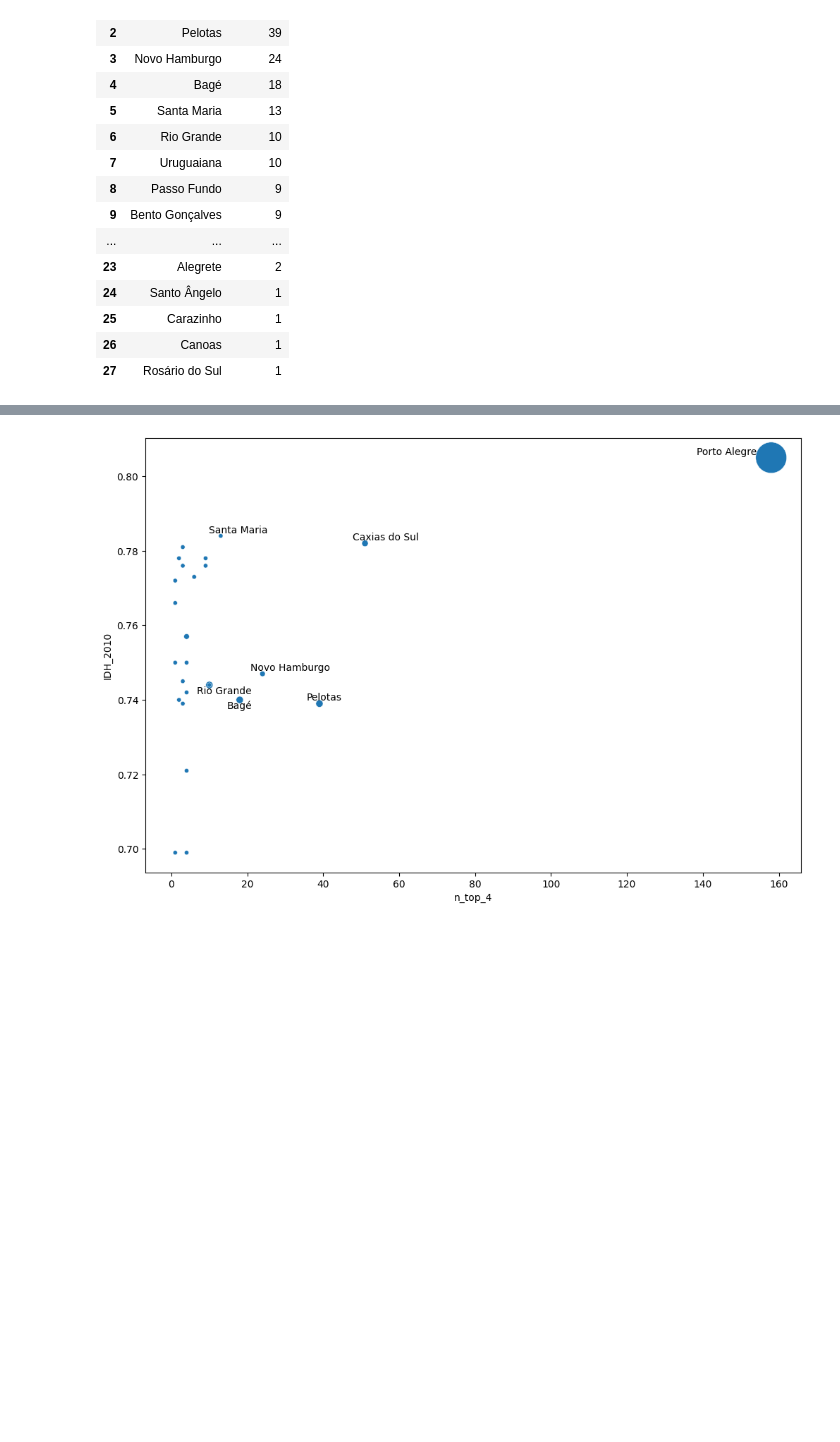
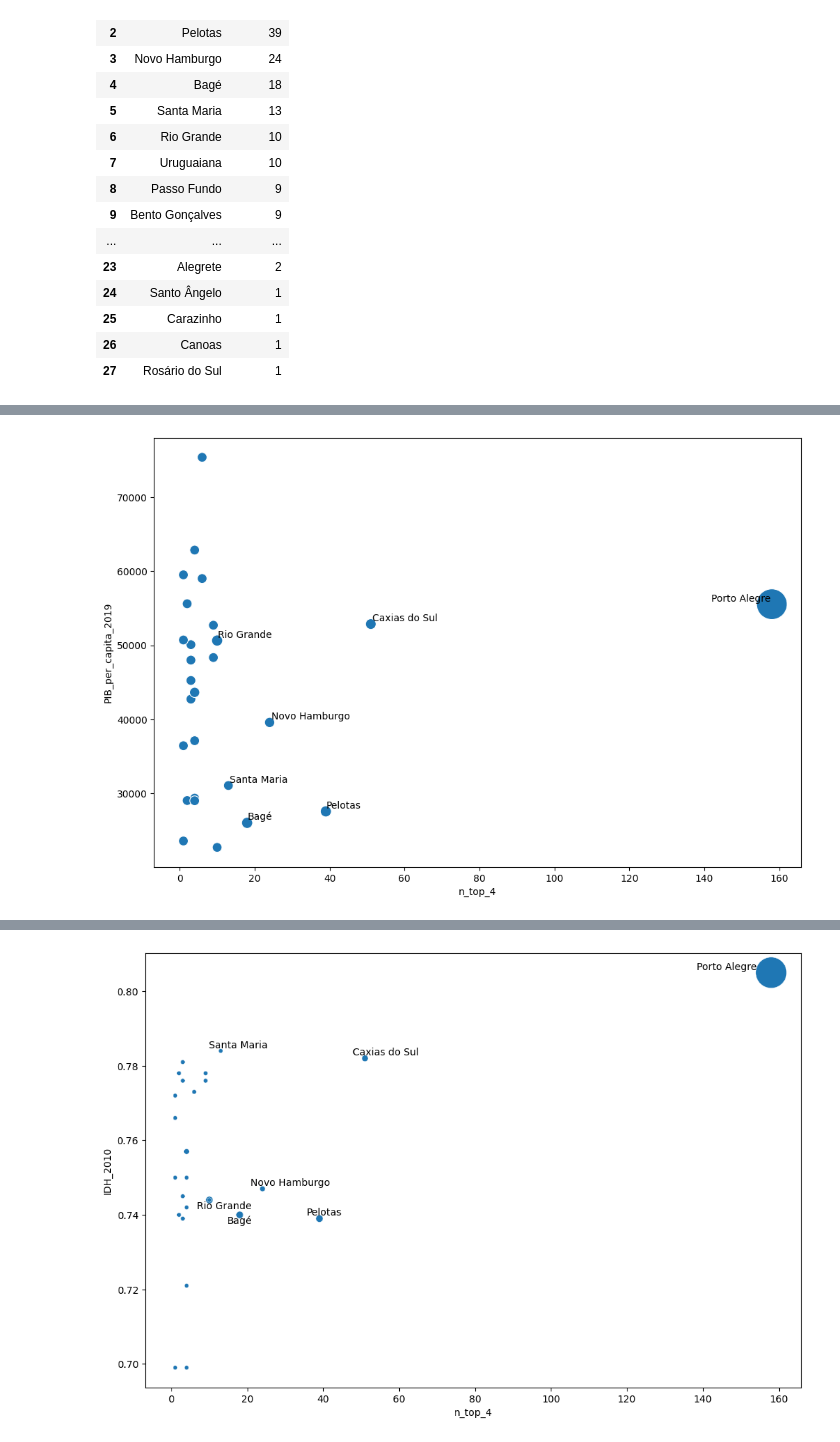
Before and after one commit to VitorBSP/Multiverso_greNAL, a Jupyter notebook: analise.ipynb, the cells around one changed output, grey strips where cells are left out. Saved outputs shown, nothing was run; the diff lists cells and outputs as text; code cells hidden in the pictures; blank space fills up the shorter version.

```diff
--- a/analise.ipynb
+++ b/analise.ipynb
@@ -239,0 +259,5 @@ def label_point(h,x, y, val, ax):
+# %%
+graphics_point(cidades, 'n_top_4', 'PIB_per_capita_2019', 'Quantidade_Primeiro', 'Cidade',
+                ['Porto Alegre', 'Pelotas', 'Caxias do Sul', 'Bagé', 'Rio Grande', 'Santa Maria', 'Novo Hamburgo'] )
+# %% [output]
+[figure, added]
```
Also changed, not shown: parts of 8 cells of this notebook.
